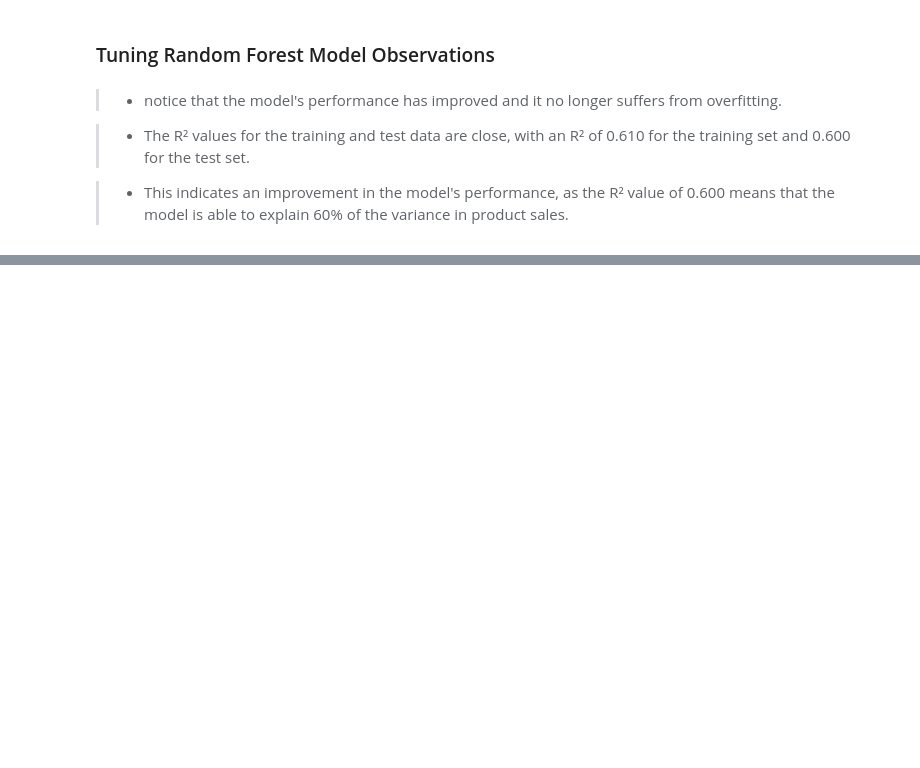
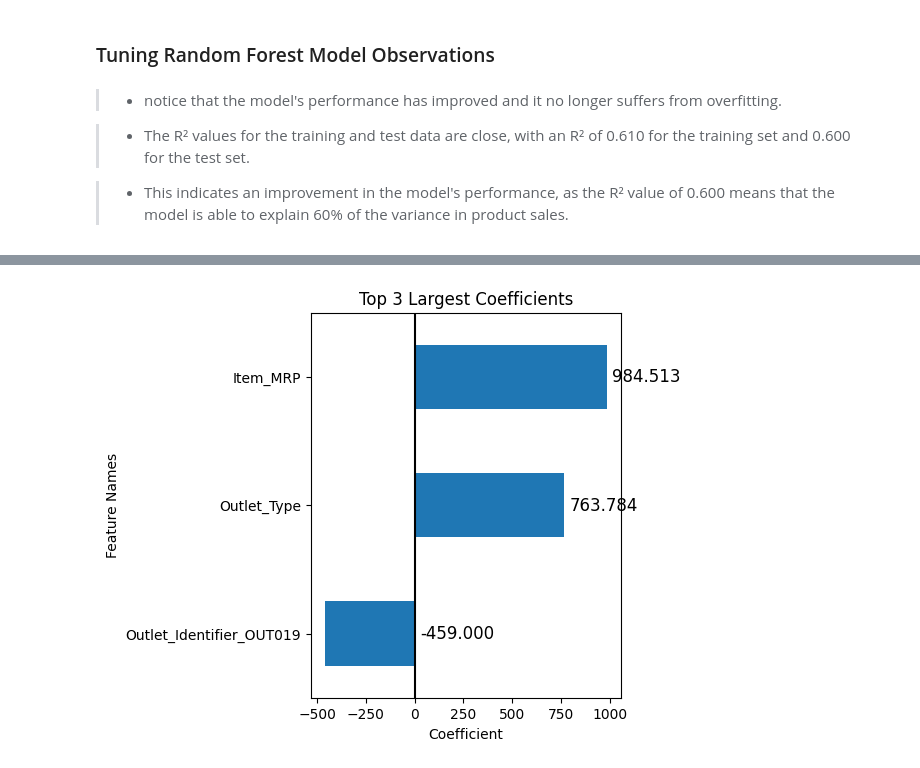
Before and after one commit to Hjarrar14/Hjarrar14, a Jupyter notebook: Prediction_of_Product_Sales.ipynb, the cells around one changed output, grey strips where cells are left out. Cells and saved outputs as stored; diff of their text form; code cells hidden in the pictures; blank space fills up the shorter version.

```diff
--- a/Prediction_of_Product_Sales.ipynb
+++ b/Prediction_of_Product_Sales.ipynb
@@ -1945,0 +2212,4 @@ evaluate_regression(best_rf, X_train, y_train, X_test, y_test)
+# %%
+plot_coeffs(coeffs,top_n=3,annotate=True);
+# %% [output]
+[figure, added]
```
Also changed, not shown: parts of 44 cells of this notebook.
